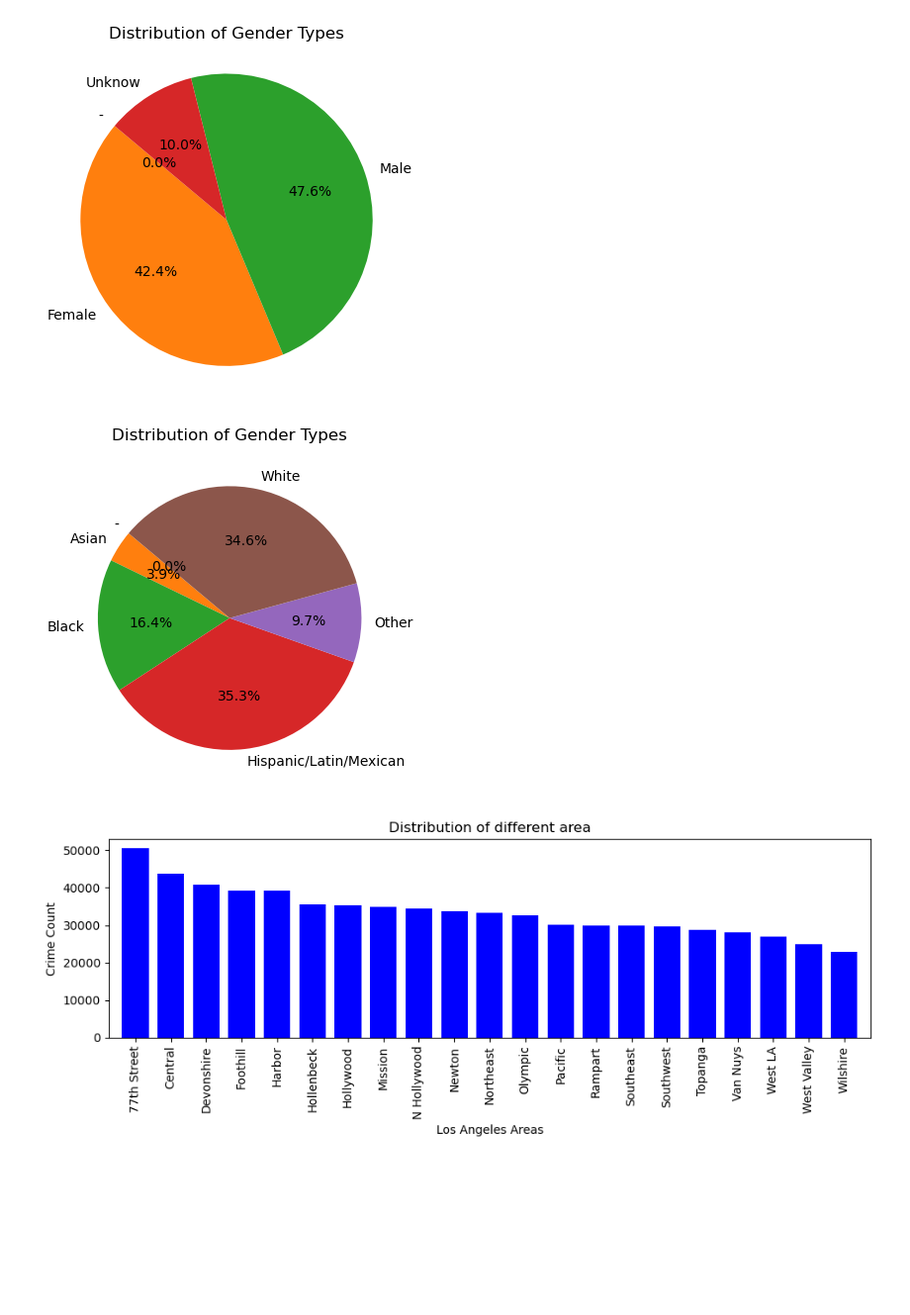
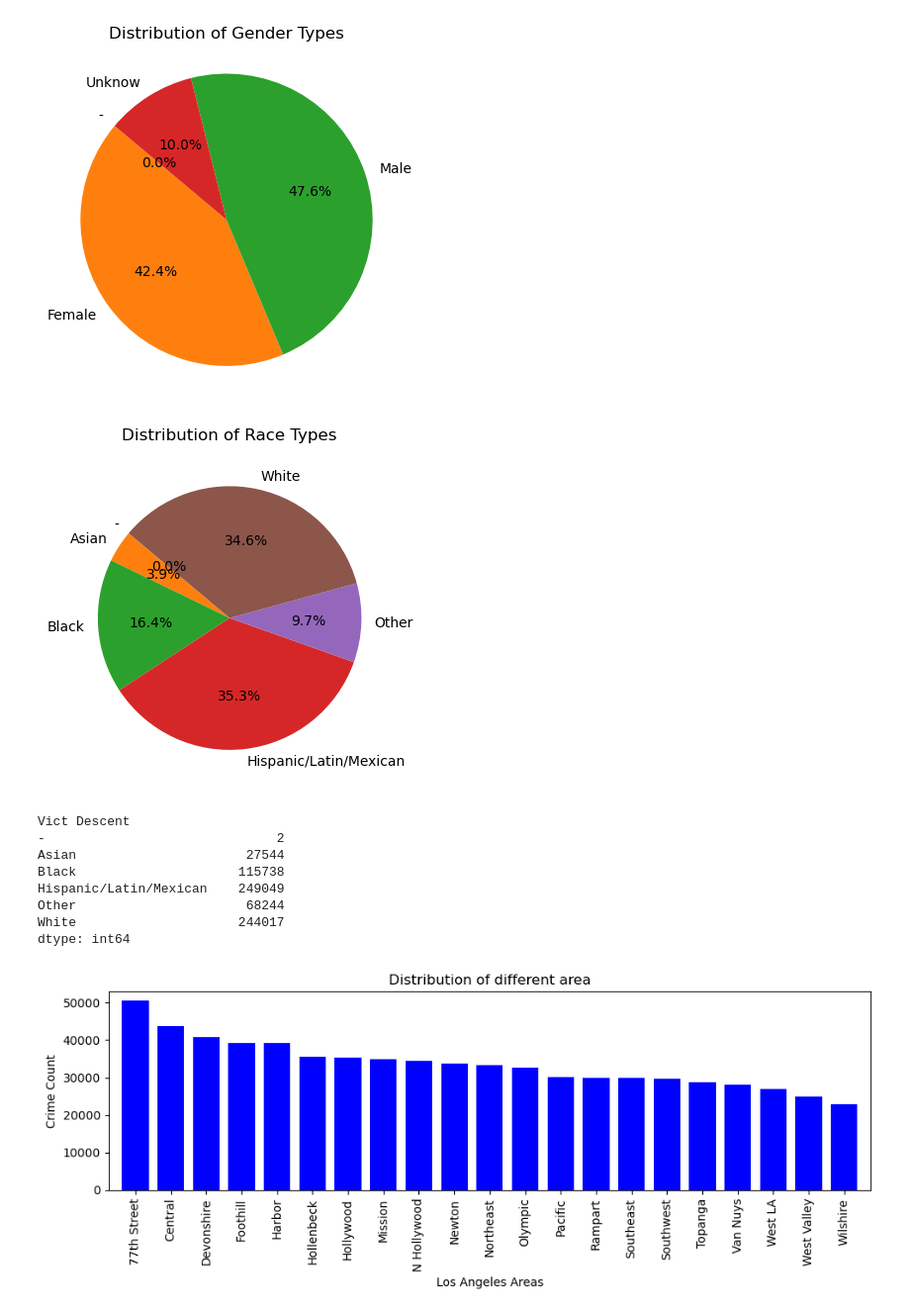
Before and after one commit to Cookees81/CityofAngels, a Jupyter notebook: V3.ipynb, the cells around one changed output. Shown at 99% size. Drawn from its saved outputs; the diff is of its cells as text; code cells hidden in the pictures; blank space fills up the shorter version.

```diff
--- a/V3.ipynb
+++ b/V3.ipynb
@@ -410,33 +410,44 @@ plt.show()
 # %% [output]
 [figure]
 # %%
-# Group "Vict Descent" into 6 groups
+# Group "Vict Descent" into 5 groups
 cleanData["Vict Descent"] = cleanData["Vict Descent"].replace(["A", "C", "J", "K", "V", "Z"], "Asian")
 cleanData["Vict Descent"] = cleanData["Vict Descent"].replace(["B"], "Black")
 cleanData["Vict Descent"] = cleanData["Vict Descent"].replace(["H"], "Hispanic/Latin/Mexican")
 cleanData["Vict Descent"] = cleanData["Vict Descent"].replace(["D", "F", "L", "O", "G", "P", "S", "U"], "Other")
 cleanData["Vict Descent"] = cleanData["Vict Descent"].replace(["I", "W", "X"], "White")
 
 # Group the data by "Vict Descent"
 grouped = cleanData.groupby("Vict Descent")
 
-# Count the occurrences of each gender category
-gender_counts = grouped.size()
+# Count the occurrences of each Race category
+race_counts = grouped.size()
+
+
 
 # Create a pie chart
 plt.figure(figsize=(4, 4))
-plt.pie(gender_counts, labels=gender_counts.index, autopct="%1.1f%%", startangle=140)
+plt.pie(race_counts, labels=race_counts.index, autopct="%1.1f%%", startangle=140)
 
 # Set plot title
-plt.title("Distribution of Gender Types")
+plt.title("Distribution of Race Types")
 
 # Show the pie chart
 plt.axis("equal")  # Equal aspect ratio ensures that the pie chart is circular.
 
 plt.tight_layout()
 plt.show()
+print(race_counts)
 # %% [output]
-[figure, old version]
+[figure, new version]
+Vict Descent
+-                              2
+Asian                      27544
+Black                     115738
+Hispanic/Latin/Mexican    249049
+Other                      68244
+White                     244017
+dtype: int64
 # %%
 # Area Crime committed data analysis use "AREA NAME"
 # Group the data by 'AREA NAME'
```
Also changed, not shown: 1 other file.
